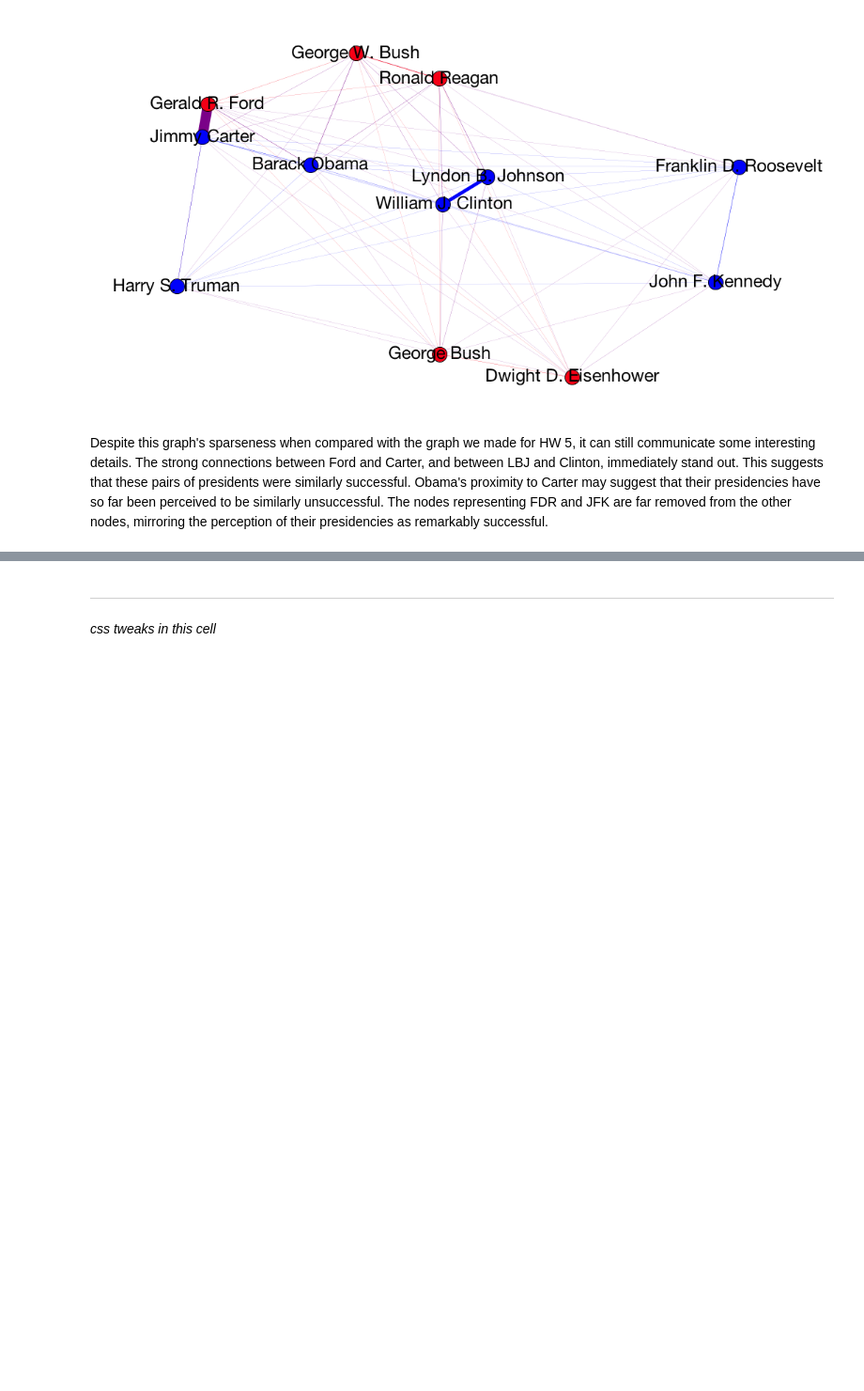
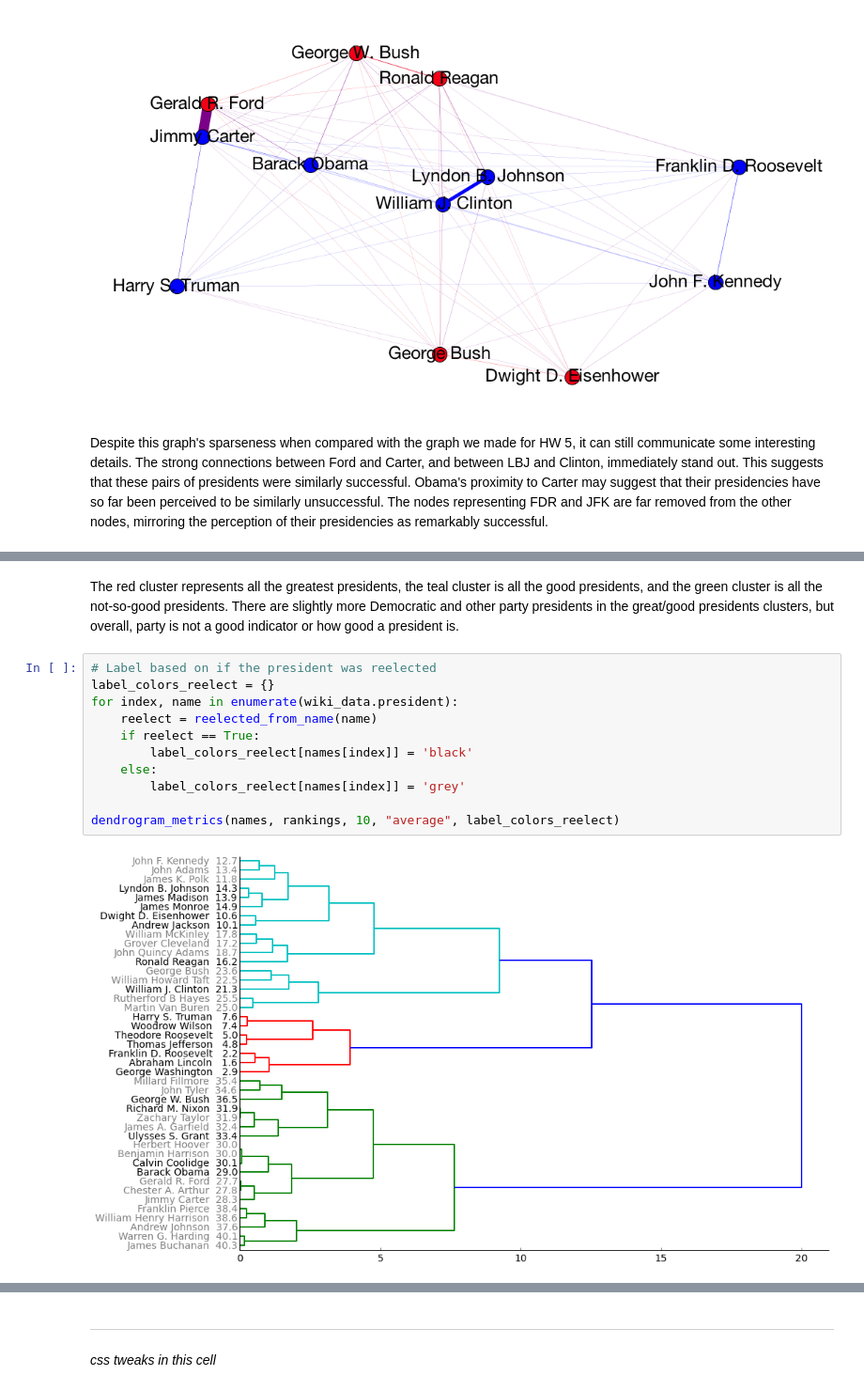
Before and after one commit to rlucioni/executive-evolution, a Jupyter notebook: cs109-project.ipynb, the cells around one changed output, grey strips where cells are left out. Shown at 94% size. Drawn from its saved outputs; the diff is of its cells as text; blank space fills up the shorter version.

```diff
--- a/cs109-project.ipynb
+++ b/cs109-project.ipynb
@@ -2220,0 +2580,15 @@ Despite this graph's sparseness when compared with the graph we made for HW 5, i
+# %% [markdown]
+The red cluster represents all the greatest presidents, the teal cluster is all the good presidents, and the green cluster is all the not-so-good presidents. There are slightly more Democratic and other party presidents in the great/good presidents clusters, but overall, party is not a good indicator or how good a president is.
+# %%
+# Label based on if the president was reelected
+label_colors_reelect = {}
+for index, name in enumerate(wiki_data.president):
+    reelect = reelected_from_name(name)
+    if reelect == True:
+        label_colors_reelect[names[index]] = 'black'
+    else:
+        label_colors_reelect[names[index]] = 'grey'
+
+dendrogram_metrics(names, rankings, 10, "average", label_colors_reelect)
+# %% [output]
+[figure, added]
```
Also changed, not shown: parts of 61 cells of this notebook, 2 other files.
